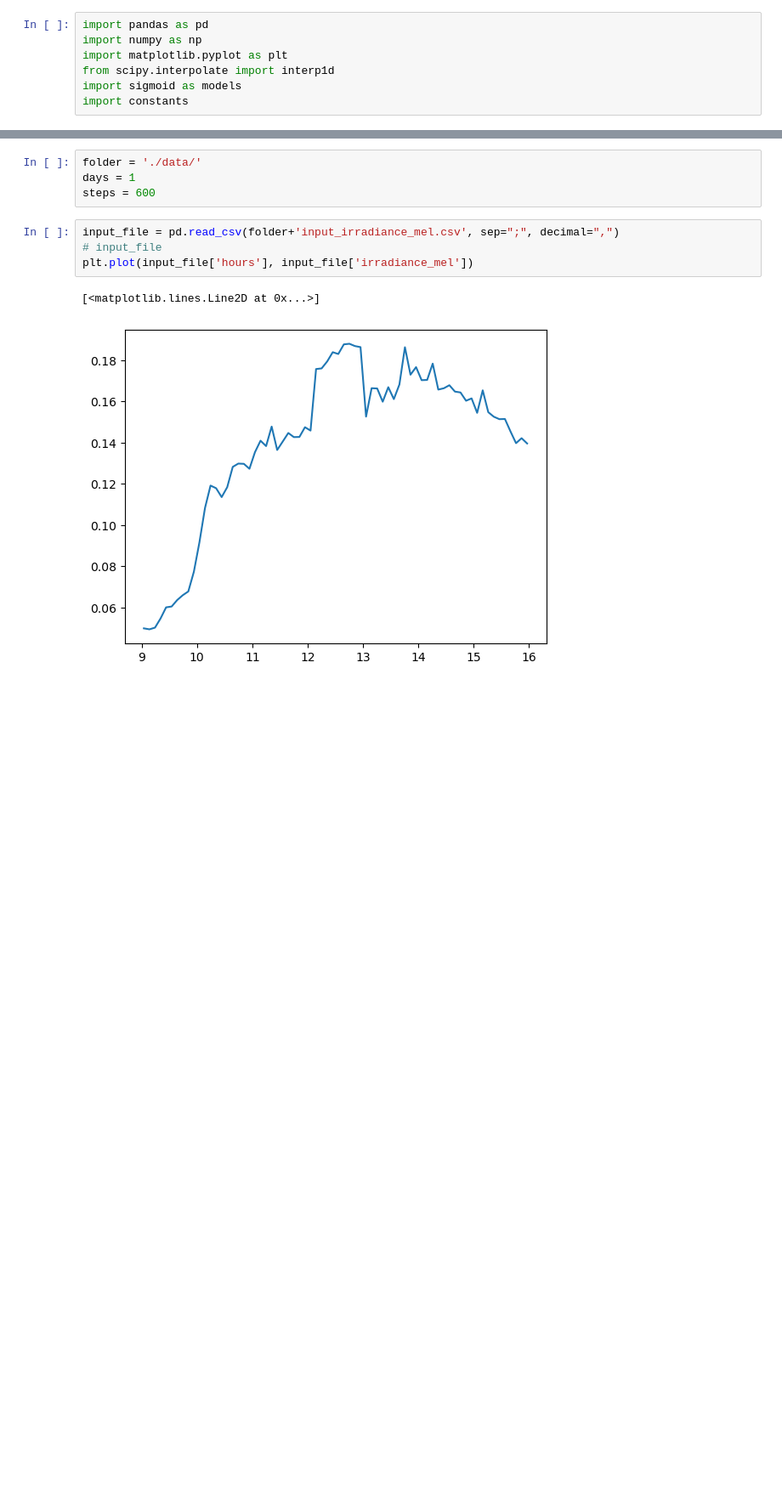
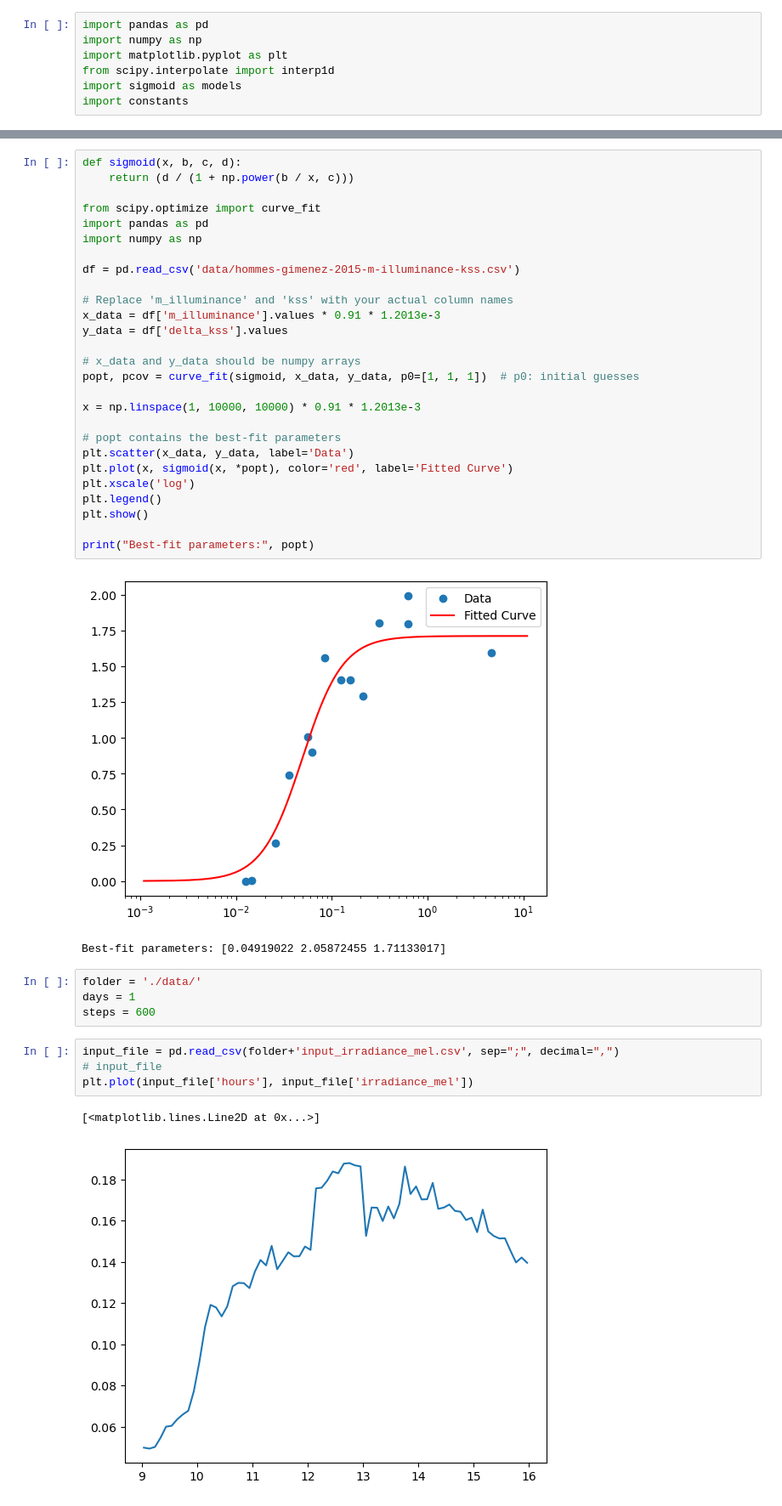
Before and after one commit to adulbrich/arousal-dynamics-model, a Jupyter notebook: sigmoid_fit.ipynb, the cells around one changed output, grey strips where cells are left out. Shown at 85% size. Drawn from its saved outputs; the diff is of its cells as text; blank space fills up the shorter version.

```diff
--- a/sigmoid_fit.ipynb
+++ b/sigmoid_fit.ipynb
@@ -8,3 +105,33 @@ import constants
+# %%
+def sigmoid(x, b, c, d):
+    return (d / (1 + np.power(b / x, c)))
+
+from scipy.optimize import curve_fit
+import pandas as pd
+import numpy as np
+
+df = pd.read_csv('data/hommes-gimenez-2015-m-illuminance-kss.csv')
+
+# Replace 'm_illuminance' and 'kss' with your actual column names
+x_data = df['m_illuminance'].values * 0.91 * 1.2013e-3
+y_data = df['delta_kss'].values
+
+# x_data and y_data should be numpy arrays
+popt, pcov = curve_fit(sigmoid, x_data, y_data, p0=[1, 1, 1])  # p0: initial guesses
+
+x = np.linspace(1, 10000, 10000) * 0.91 * 1.2013e-3
+
+# popt contains the best-fit parameters
+plt.scatter(x_data, y_data, label='Data')
+plt.plot(x, sigmoid(x, *popt), color='red', label='Fitted Curve')
+plt.xscale('log')
+plt.legend()
+plt.show()
+
+print("Best-fit parameters:", popt)
+# %% [output]
+[figure, added]
+Best-fit parameters: [0.04919022 2.05872455 1.71133017]
 # %%
 folder = './data/'
 days = 1
```
Also changed, not shown: parts of 3 cells of this notebook, 2 other files.
